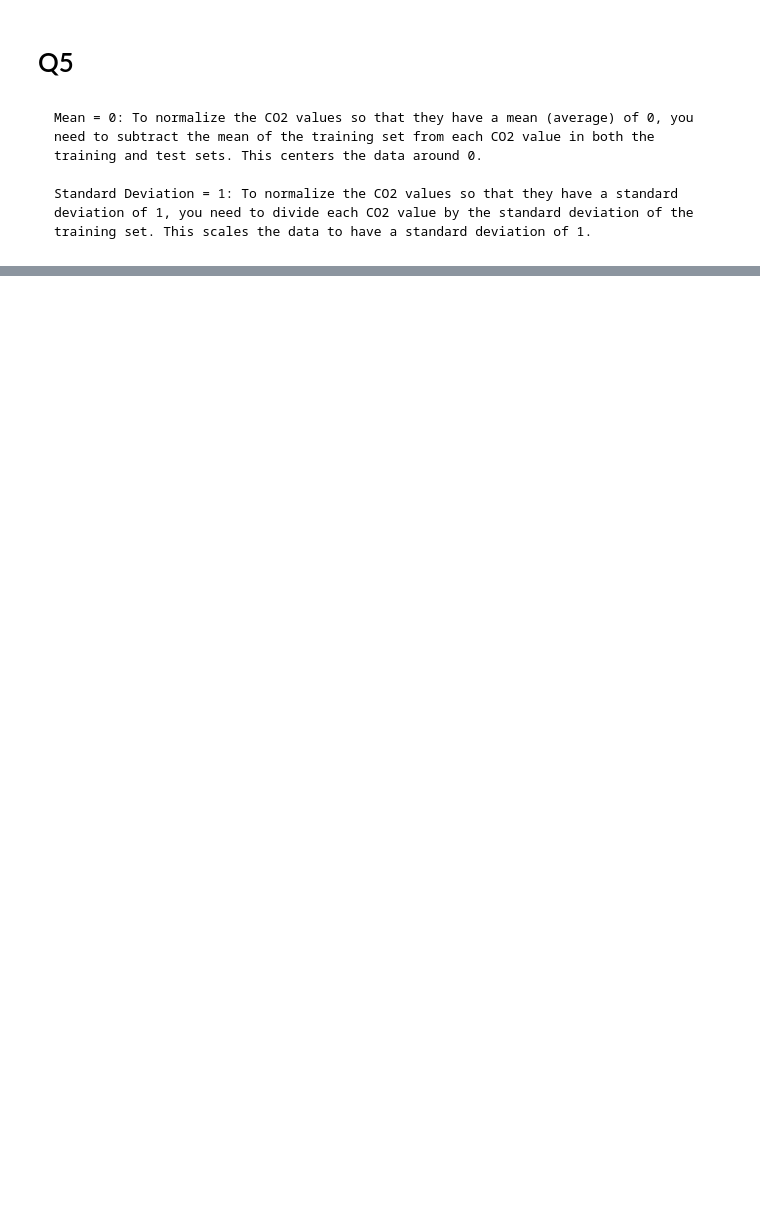
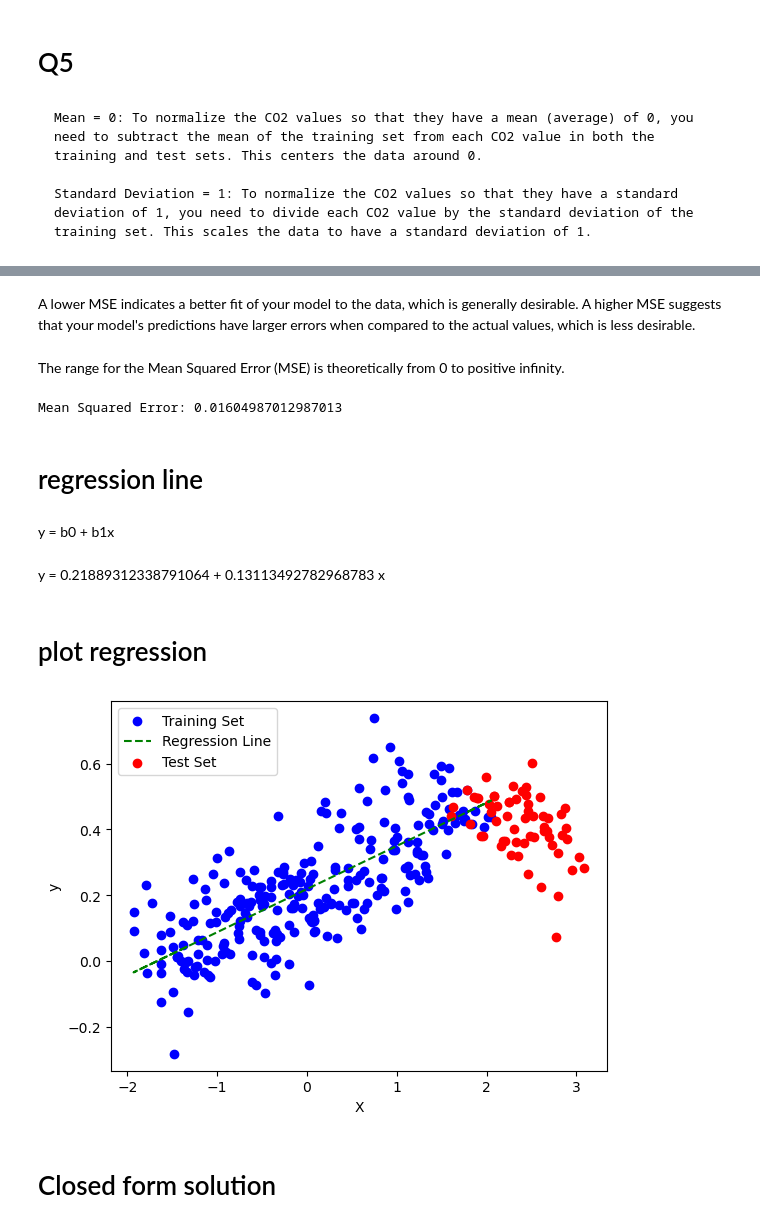
Before and after one commit to itsatefe/Pattern-Recognition, a Jupyter notebook: HW1/Linear_regression/Linear.ipynb, the cells around one changed output, grey strips where cells are left out. Drawn from its saved outputs; the diff is of its cells as text; code cells hidden in the pictures; blank space fills up the shorter version.

Commit message:
linear regression (gradient descent)

```diff
--- a/HW1/Linear_regression/Linear.ipynb
+++ b/HW1/Linear_regression/Linear.ipynb
@@ -170,0 +171,6 @@ normalized_test_data = [round((item - co2_train_mean) / co2_train_std,2) for ite
+# %%
+b0 = 0
+b1 = 0
+# %%
+def hypothesis(b0, b1, X):
+    return b0 + b1 * X
@@ -170,0 +207,10 @@ normalized_test_data = [round((item - co2_train_mean) / co2_train_std,2) for ite
+# %%
+learning_rate = 0.01
+iterations = 1000
+m = len(normalized_train_data)
+for _ in range(iterations):
+        grad_b0 = (1/m) * np.sum(hypothesis(b0, b1, normalized_train_data) - y_train)
+        grad_b1 = (1/m) * np.sum((hypothesis(b0, b1, normalized_train_data) - y_train) * normalized_train_data)
+
+        b0 -= learning_rate * grad_b0
+        b1 -= learning_rate * grad_b1
@@ -170,0 +252,33 @@ normalized_test_data = [round((item - co2_train_mean) / co2_train_std,2) for ite
+# %% [markdown]
+A lower MSE indicates a better fit of your model to the data, which is generally desirable.
+A higher MSE suggests that your model's predictions have larger errors when compared to the actual values, which is less desirable.
+# %% [markdown]
+The range for the Mean Squared Error (MSE) is theoretically from 0 to positive infinity.
+# %%
+df['Squared_Error'] = (df['y_pred'] - df['y']) ** 2
+mse = df['Squared_Error'].mean()
+print("Mean Squared Error:", mse)
+# %% [output]
+Mean Squared Error: 0.01604987012987013
+# %% [markdown]
+# regression line
+# %% [markdown]
+y = b0 + b1x
+# %% [markdown]
+y = 0.21889312338791064 + 0.13113492782968783 x
+# %%
+regression_line = b1 * normalized_train_data + b0
+# %% [markdown]
+# plot regression
+# %%
+plt.scatter(normalized_train_data, y_train, color='blue', label='Training Set')
+plt.plot(normalized_train_data, regression_line, color='green', linestyle='--', label='Regression Line')
+plt.scatter(normalized_test_data, y_test, color='red', label='Test Set')
+plt.xlabel('X')
+plt.ylabel('y')
+plt.legend()
+plt.show()
+# %% [output]
+[figure, added]
+# %% [markdown]
+# Closed form solution
```
Also changed, not shown: parts of 30 cells of this notebook.
